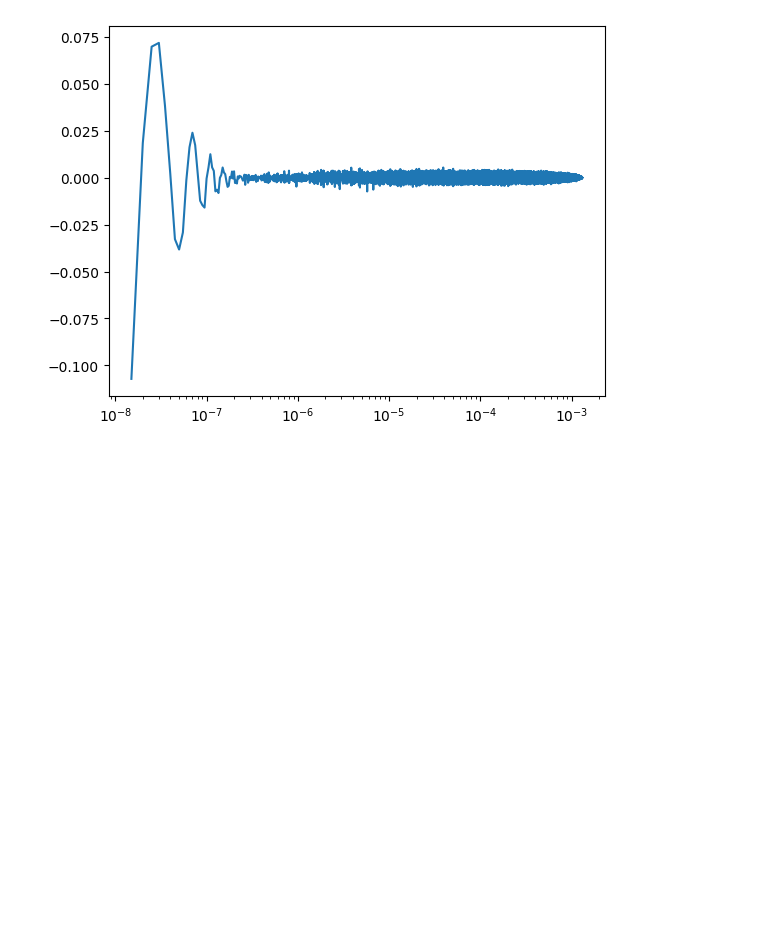
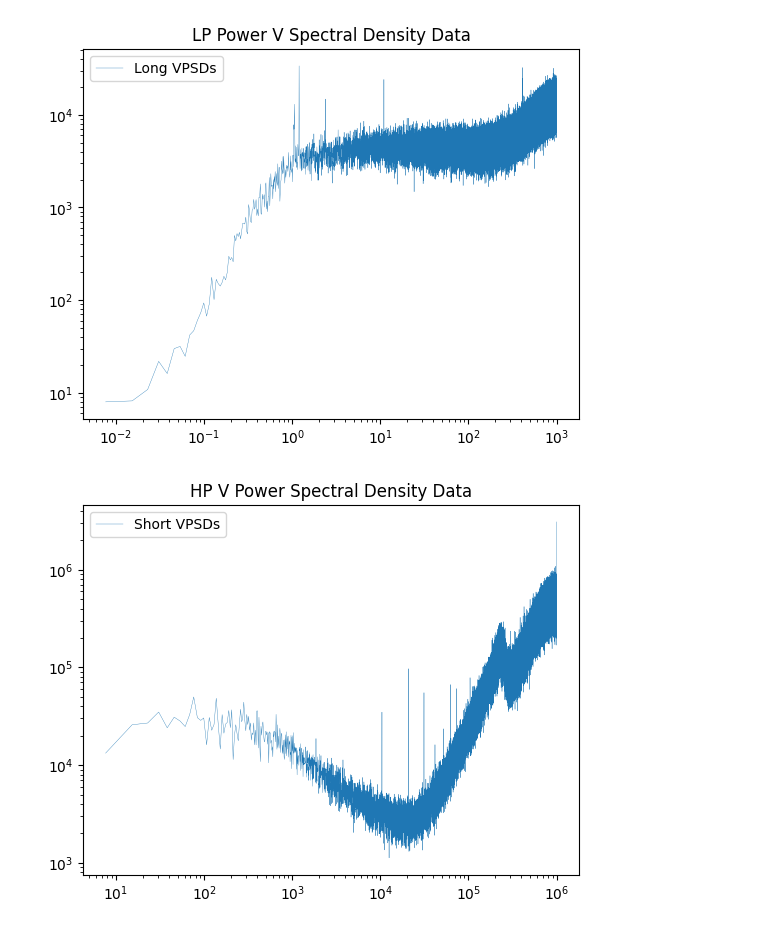
Before and after one commit to mcthumann/Brownian_Data_Analysis, a Jupyter notebook: scripts/HP_LP_Stitch.ipynb, the cells around one changed output. Saved outputs shown, nothing was run; the diff lists cells and outputs as text; code cells hidden in the pictures; blank space fills up the shorter version.

```diff
--- a/scripts/HP_LP_Stitch.ipynb
+++ b/scripts/HP_LP_Stitch.ipynb
@@ -92,0 +102,11 @@ MASS TOTAL IS 1.767145867644259e-13
+# %%
+results_hp = []
+results_lp = []
+
+for trace in traces_LP:
+    result = process_series(trace['series'], conf_lp)
+    results_lp.append(result)
+
+for trace in traces_HP:
+    result = process_series(trace['series'], conf_hp)
+    results_hp.append(result)
@@ -241,12 +271,69 @@ Parameters =  [1.00000000e-15 3.32851305e-05 1.00000000e+07]
 # %%
-# Average the HP VACFs
-vacf_ = np.array([item["v_acf"] for item in results_hp])
-vacf = np.mean(vacf_, axis=0)
+hp_VPSDs = np.array([item["v_psd"][1:-1] for item in results_hp])
+hp_avg_vpsd = np.mean(hp_VPSDs, axis=0)
 
-hp_times = results_hp[0]["time"]
+lp_VPSDs = np.array([item["v_psd"][1:-1] for item in results_lp])
+lp_avg_vpsd = np.mean(lp_VPSDs, axis=0)
 
-plt.plot(hp_times[3:], vacf[2:])
+vfreq_lp = results_lp[0]["v_freq"][1:-1]
+vfreq_hp = results_hp[0]["v_freq"][1:-1]
+
+plt.plot(vfreq_lp, lp_avg_vpsd, label="Long VPSDs", linewidth=.25)
 plt.xscale("log")
+plt.yscale("log")
+plt.legend()
+plt.title("LP Power V Spectral Density Data")
 plt.show()
+
+plt.plot(vfreq_hp, hp_avg_vpsd, label="Short VPSDs", linewidth=.25)
+plt.xscale("log")
+plt.yscale("log")
+plt.legend()
+plt.title("HP V Power Spectral Density Data")
+plt.show()
+
+# Divide the HP VPSD by the transfer function
+hp_avg_vpsd = transfer(vfreq_hp, hp_avg_vpsd)
+
+plt.figure(figsize=(10, 6))
+plt.plot(vfreq_hp, hp_avg_vpsd, linewidth=.25)
+plt.xscale("log")
+plt.yscale("log")
+plt.ylim(top=10**4)
+plt.axvline(1e6, linewidth=.25, color='r')
+plt.axvline(1.1e6, linewidth=.25, color='r')
+plt.title("HP V Power Spectral Density w Transfer")
+plt.show()
+
+# cut the low power high f
+mask = vfreq_lp <= 1e4
+vfreq_lp = vfreq_lp[mask]
+lp_avg_vpsd = lp_avg_vpsd[mask]
+
+# cut the high power high f
+mask = vfreq_hp <= 2e6
+vfreq_hp = vfreq_hp[mask]
+hp_avg_vpsd = hp_avg_vpsd[mask]
+
+#Multiply the lp by some factor
+lp_avg_vpsd *=5
+
+# Combine the psds together
+
+vfreq_combined = np.concatenate((vfreq_lp, vfreq_hp))
+vpsd_combined = np.concatenate((lp_avg_vpsd, hp_avg_vpsd))
+
+# Sort the combined arrays by frequency
+v_sorted_indices = np.argsort(vfreq_combined)
+vfreq_combined = vfreq_combined[v_sorted_indices]
+vpsd_combined = vpsd_combined[v_sorted_indices]
+
+plt.plot(vfreq_combined, vpsd_combined, label="Both VPSDs", linewidth=.25)
+plt.xscale("log")
+plt.yscale("log")
+plt.legend()
+plt.title("Combined V Power Spectral Density Data")
+plt.show()
 # %% [output]
-[figure, old version]
+[figure, new version]
+[figure, added]
```
Also changed, not shown: parts of 24 cells of this notebook, 3 other files.
